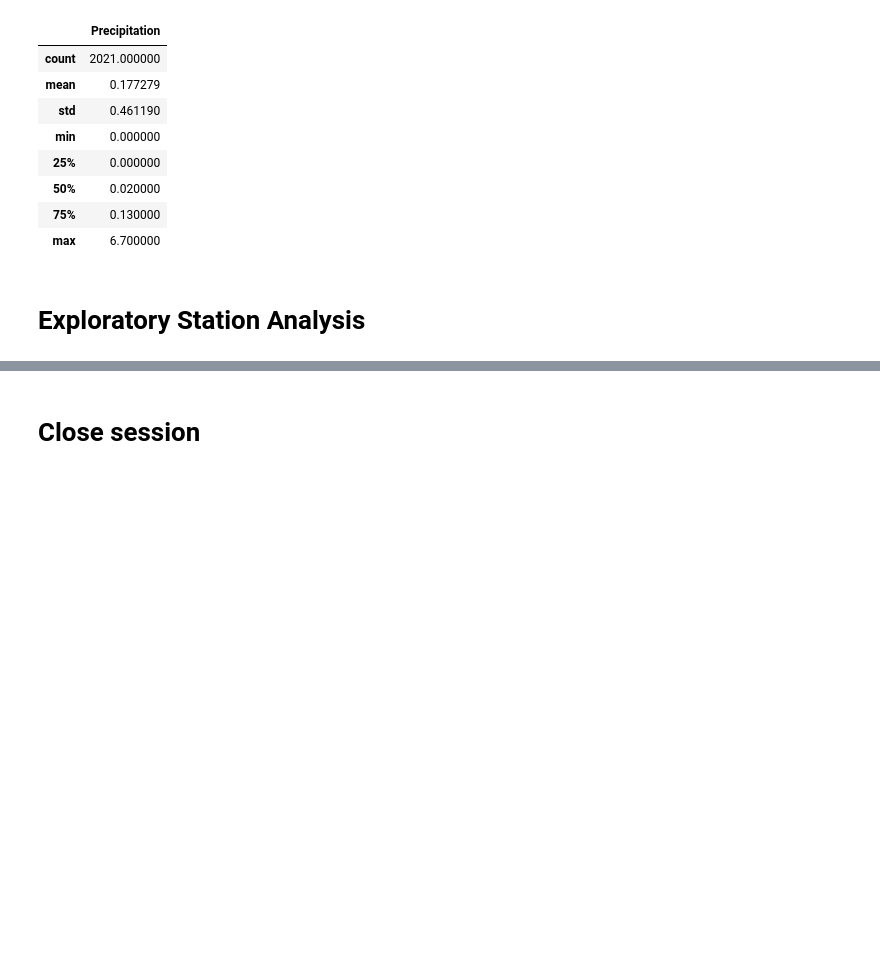
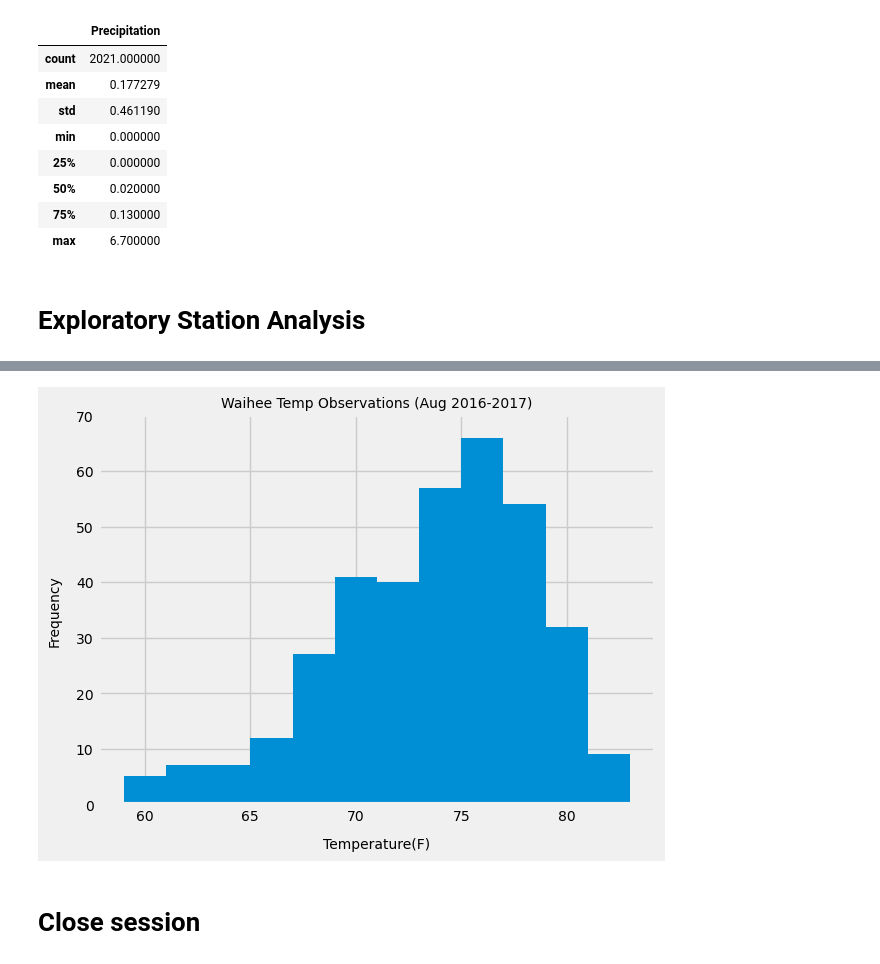
Before and after one commit to ericabgraboyes/sqlalchemy-challenge, a Jupyter notebook: Surfsup/climate_analysis_completed.ipynb, the cells around one changed output, grey strips where cells are left out. Drawn from its saved outputs; the diff is of its cells as text; code cells hidden in the pictures; blank space fills up the shorter version.

Commit message:
completed exploratory station analysis

```diff
--- a/Surfsup/climate_analysis_completed.ipynb
+++ b/Surfsup/climate_analysis_completed.ipynb
@@ -240,0 +260,17 @@ df_lastyear.describe()
+# %%
+last_year_temps = (session.query(Measurement.date, (Measurement.tobs))
+                  .filter(Measurement.date >= dt.date(2017, 8, 18) - dt.timedelta(days=365))
+                  .filter(Measurement.station == 'USC00519281')
+                  .all())
+# %%
+# read query result object to DataFrame
+temps_df = pd.DataFrame(last_year_temps)
+
+# set row index to date
+temps_df.set_index('date', inplace = True)
+
+# format DataFrame
+temps_df.index.name = None
+
+# preview DataFrame
+temps_df.head()
@@ -241,3 +284,18 @@ df_lastyear.describe()
+# %%
+plt.hist(temps_df['tobs'],
+        bins=12)
+
+plt.title('Waihee Temp Observations (Aug 2016-2017)', fontsize = 10)
+plt.ylabel('Frequency', fontsize = 10, labelpad = 10)
+plt.ylim(0,70)
+plt.yticks(fontsize = 10)
+
+plt.xticks(fontsize = 10)
+plt.xlabel('Temperature(F)', fontsize = 10, labelpad = 10)
+
+plt.show()
+# %% [output]
+[figure, added]
 # %% [markdown]
 # Close session
 # %%
```
Also changed, not shown: parts of 12 cells of this notebook.
